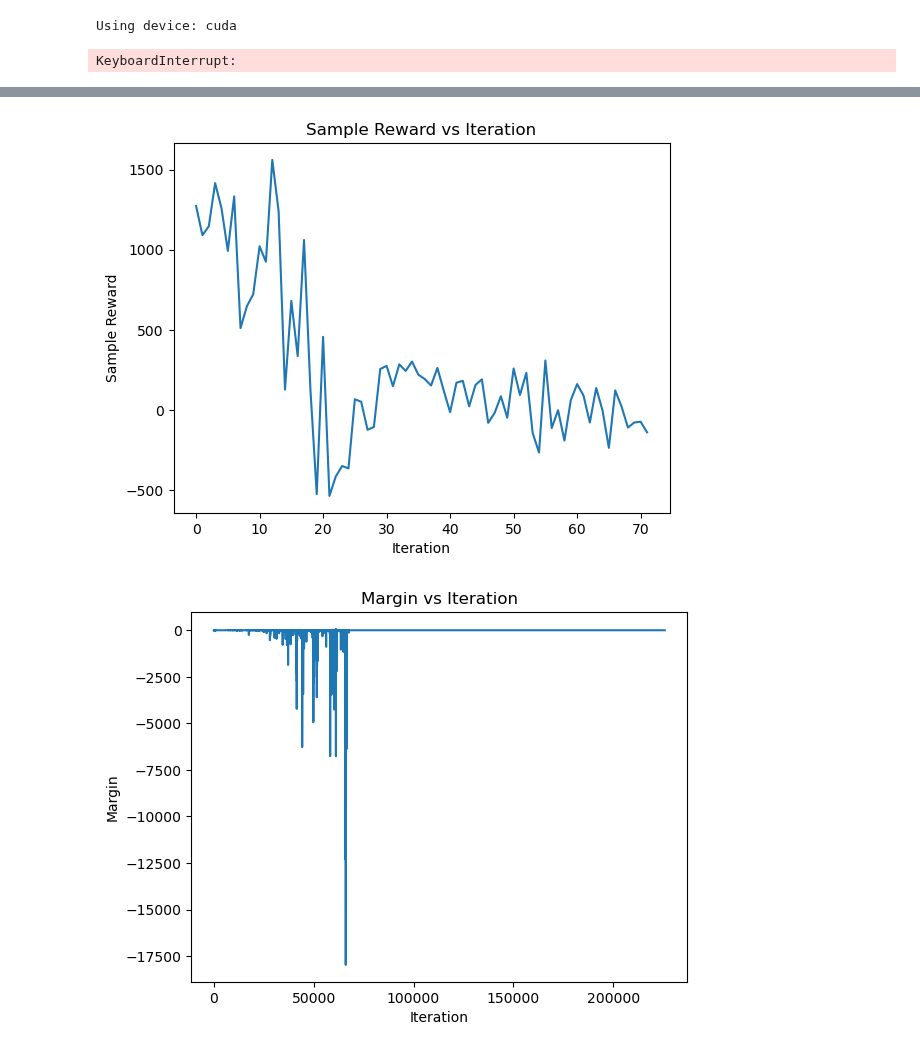
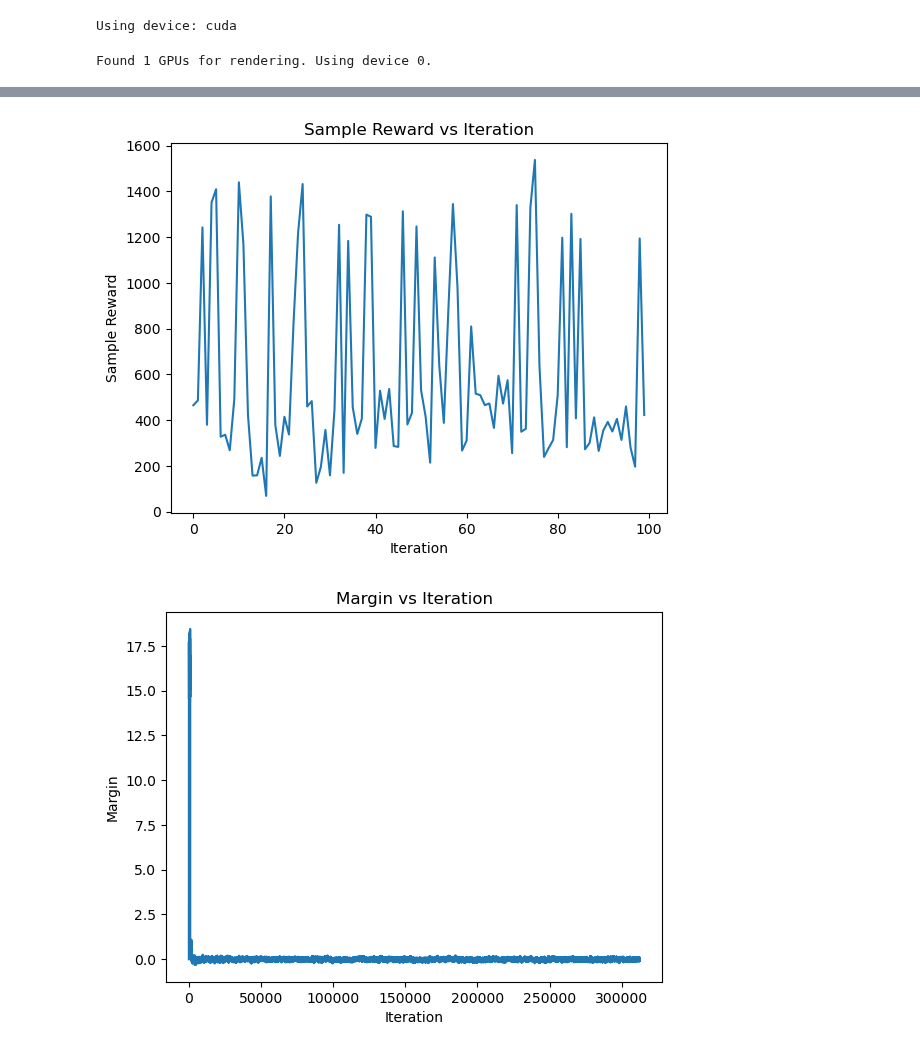
Before and after one commit to NYCU-CS-project/RL, a Jupyter notebook: Walker2d-v1/DPO/train_tuning.ipynb, the cells around one changed output, grey strips where cells are left out. Saved outputs shown, nothing was run; the diff lists cells and outputs as text; code cells hidden in the pictures.

```diff
--- a/Walker2d-v1/DPO/train_tuning.ipynb
+++ b/Walker2d-v1/DPO/train_tuning.ipynb
@@ -97,17 +100,23 @@ from imitation.util.util import make_vec_env
 
 observations= np.load("../dataset/obs.npy", allow_pickle=True)
 actions = np.load("../dataset/actions.npy", allow_pickle=True)
-
 observations=observations.squeeze()
 actions=actions.squeeze()
+env=gym.make("Walker2d-v3",exclude_current_positions_from_observation=False,render_mode="rgb_array")
 
 
-env = make_vec_env(
-    "seals:seals/Walker2d-v1",
-    rng=np.random.default_rng(),
-    env_make_kwargs={"render_mode": "rgb_array"},
-    n_envs=1,
-)
+# test policy
+# done=False
+# reward_sum = 0
+# frames = []
+# while not done:
+#     action, _states = model.predict(obs, deterministic=True)
+#     obs, reward,truncate,done, info = env.step(action)
+#     reward_sum += reward
+#     frames.append(env.render())
+
+# print(reward_sum)
+# imageio.mimsave(os.path.join(os.path.dirname(__file__),"walker2d.gif"), frames)
 # %%
 class mydataset(Dataset):
     def __init__(self, observations, actions):
@@ -127,11 +136,11 @@ prev = PolicyNetwork(18,6).to(device)
 prev.load_state_dict(policy_network.state_dict())
 prev.eval()
 
-optimizer = torch.optim.Adam(policy_network.parameters(), lr=1.943992487657563e-4,weight_decay=0.0001)
+optimizer = torch.optim.Adam(policy_network.parameters(), lr=3e-3,weight_decay=1e-4)
 
 # Training loop
-num_epochs = 20
-batch_size = 128
+num_epochs = 100
+batch_size = 32
 
 dataset = mydataset(observations=observations, actions=actions)
 dataloader = DataLoader(dataset, batch_size=batch_size, shuffle=True)
@@ -143,7 +152,7 @@ margin_graph=[]
 positive_reward_graph=[]
 negative_reward_graph=[]
 log_interval = len(observations)//1
-num_test = 10
+num_test = 1
 prev_load_freq = 1000
 now_log=0
 now_pos=0
@@ -168,7 +177,7 @@ for epoch in range(num_epochs):
         dist = Normal(mu, std)
         z_model=dist.rsample()
         model_action=torch.tanh(z_model)
-        z_expert=torch.atanh(torch.clamp(act_batch, -0.999, 0.999))
+        z_expert=torch.atanh(torch.clamp(act_batch, -0.999999, 0.999999))
         epsilon=1e-6
 
 
@@ -185,22 +194,22 @@ for epoch in range(num_epochs):
 
         pi_logratios = policy_chosen_logps - policy_rejected_logps
         ref_logratios = reference_chosen_logps - reference_rejected_logps
-
+        logits = pi_logratios - ref_logratios
         chosen_KL = (policy_chosen_logps - reference_chosen_logps).mean().clamp(min=0)
         reject_KL = (policy_rejected_logps - reference_rejected_logps).mean().clamp(min=0)
 
-        logits = pi_logratios - ref_logratios
+
 
         chosen_logratios = policy_chosen_logps - reference_chosen_logps
         reject_logratios = policy_rejected_logps - reference_rejected_logps
 
         # logits = chosen_logratios - reject_logratios
 
-        if epoch <= -1:
+        if epoch < -1:
           loss = - (policy_chosen_logps).mean()
         else:
-          beta = 1
-          losses = -F.logsigmoid(beta * logits)
+          beta = 0.1
+          losses=-F.logsigmoid(beta * logits)
           loss = losses.mean()
         #   losses = torch.cat((1 - F.logsigmoid(beta * (chosen_logratios - reject_KL)), 1 - F.logsigmoid(beta * (chosen_KL - reject_logratios))), 0)
         #   loss = losses.mean()
@@ -235,9 +244,11 @@ for epoch in range(num_epochs):
 
             total_reward=0
             # test the policy and save as the first test as gif
+            frames = []
             for _ in range(num_test):
-                state = env.reset()
+                state,_ = env.reset()
                 done = False
+
                 while not done:
                     state_tensor = torch.tensor([state], dtype=torch.float32).to(device)
                     with torch.no_grad():
@@ -246,15 +257,18 @@ for epoch in range(num_epochs):
                         action= torch.tanh(mu)
                         action.squeeze_()
 
-                    state, reward, done, _ = env.step([action.cpu().numpy()])  # 执行动作
+                    state, reward,_, done, _ = env.step(action.cpu().numpy())  # 执行动作
                     total_reward += reward
+                    frames.append(env.render())
+            image_path=f"{epoch}.gif"
+            # imageio.mimsave("./gif/greedy/"+image_path, frames)
 
             greedy_score=total_reward/num_test
             total_reward=0
-
+            frames = []
             # test the policy and save as the first test as gif
             for _ in range(num_test):
-                state = env.reset()
+                state,_ = env.reset()
                 done = False
                 while not done:
                     state_tensor = torch.tensor([state], dtype=torch.float32).to(device)
@@ -264,8 +278,11 @@ for epoch in range(num_epochs):
                         action= torch.tanh(Normal(mu,std).sample())
                         action.squeeze_()
 
-                    state, reward, done, _ = env.step([action.cpu().numpy()])  # 执行动作
+                    state, reward,_, done, _ = env.step(action.cpu().numpy())  # 执行动作
                     total_reward += reward
+                    frames.append(env.render())
+            image_path=f"{epoch}.gif"
+            # imageio.mimsave("./gif/sample/"+image_path, frames)
 
             sample_score=total_reward/num_test
             greedy_rewards.append(greedy_score)
@@ -277,7 +294,7 @@ for epoch in range(num_epochs):
 
 env.close()
 # %% [output]
-KeyboardInterrupt:
+Found 1 GPUs for rendering. Using device 0.
 # %%
 # save all png to /mnt/nfs/work/albertliu/RL/CartPole-v1/DPO
 
@@ -287,7 +304,7 @@ plt.plot(loss_graph)
 plt.xlabel("Iteration")
 plt.ylabel("Loss")
 plt.title("Loss vs Iteration")
-plt.savefig("./loss.png")
+# plt.savefig("./loss.png")
 
 plt.show()
 
@@ -298,7 +315,7 @@ plt.plot(greedy_rewards)
 plt.xlabel("Iteration")
 plt.ylabel("Greedy Reward")
 plt.title("Greedy Reward vs Iteration")
-plt.savefig("./greedy_reward.png")
+# plt.savefig("./greedy_reward.png")
 plt.show()
 
 # draw the reward graph
@@ -306,7 +323,7 @@ plt.plot(sample_rewards)
 plt.xlabel("Iteration")
 plt.ylabel("Sample Reward")
 plt.title("Sample Reward vs Iteration")
-plt.savefig("./sample_reward.png")
+# plt.savefig("./sample_reward.png")
 plt.show()
 
 
@@ -315,7 +332,7 @@ plt.plot(margin_graph)
 plt.xlabel("Iteration")
 plt.ylabel("Margin")
 plt.title("Margin vs Iteration")
-plt.savefig("./margin.png")
+# plt.savefig("./margin.png")
 plt.show()
 
 # draw the positive reward graph
@@ -323,14 +340,14 @@ plt.plot(positive_reward_graph)
 plt.xlabel("Iteration")
 plt.ylabel("Positive Reward")
 plt.title("Positive Reward vs Iteration")
-plt.savefig("./positive_reward.png")
+# plt.savefig("./positive_reward.png")
 plt.show()
 
 # draw the negative reward graph
 plt.plot(negative_reward_graph)
 plt.xlabel("Iteration")
 plt.ylabel("Negative Reward")
-plt.title("Negative Reward vs Iteration")
+# plt.title("Negative Reward vs Iteration")
 
 plt.savefig("./negative_reward.png")
 plt.show()
@@ -340,2 +357,2 @@ plt.show()
-[figure, old version]
+[figure, new version]
-[figure, old version]
+[figure, new version]
```
Also changed, not shown: parts of 3 cells of this notebook, 14 other files.
